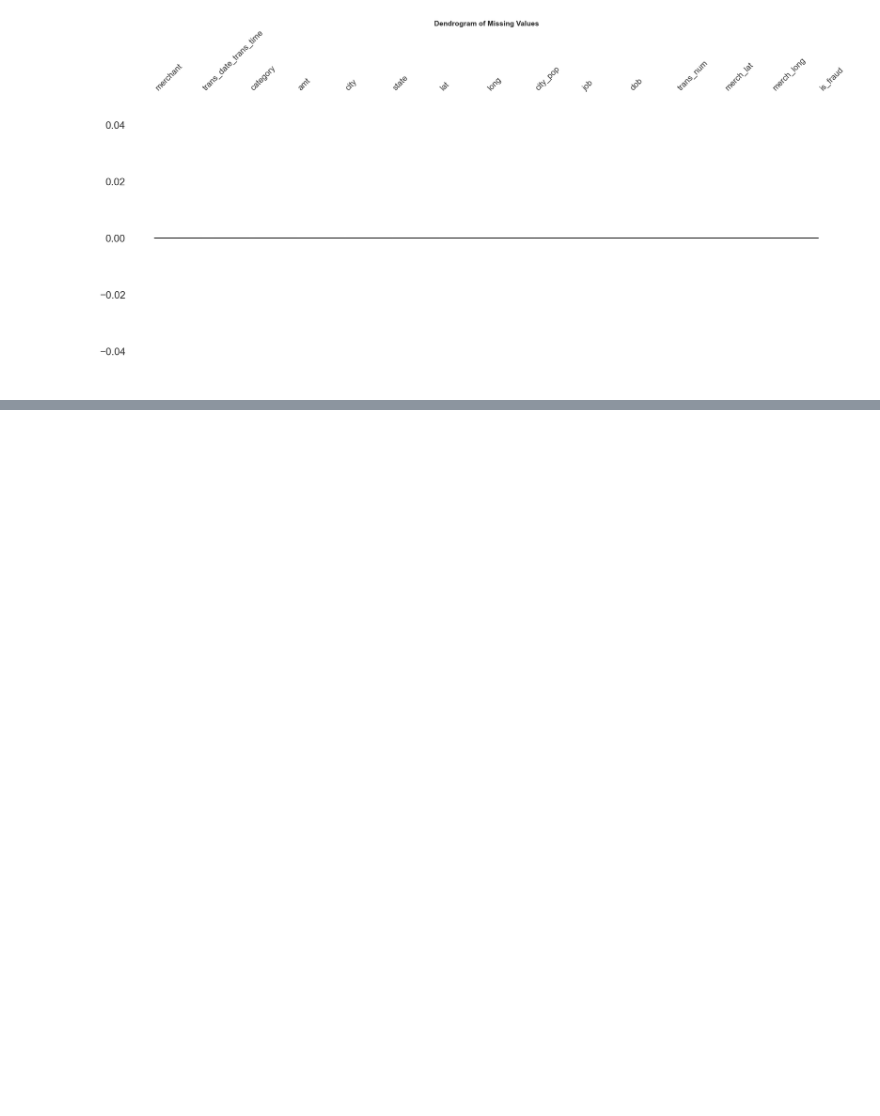
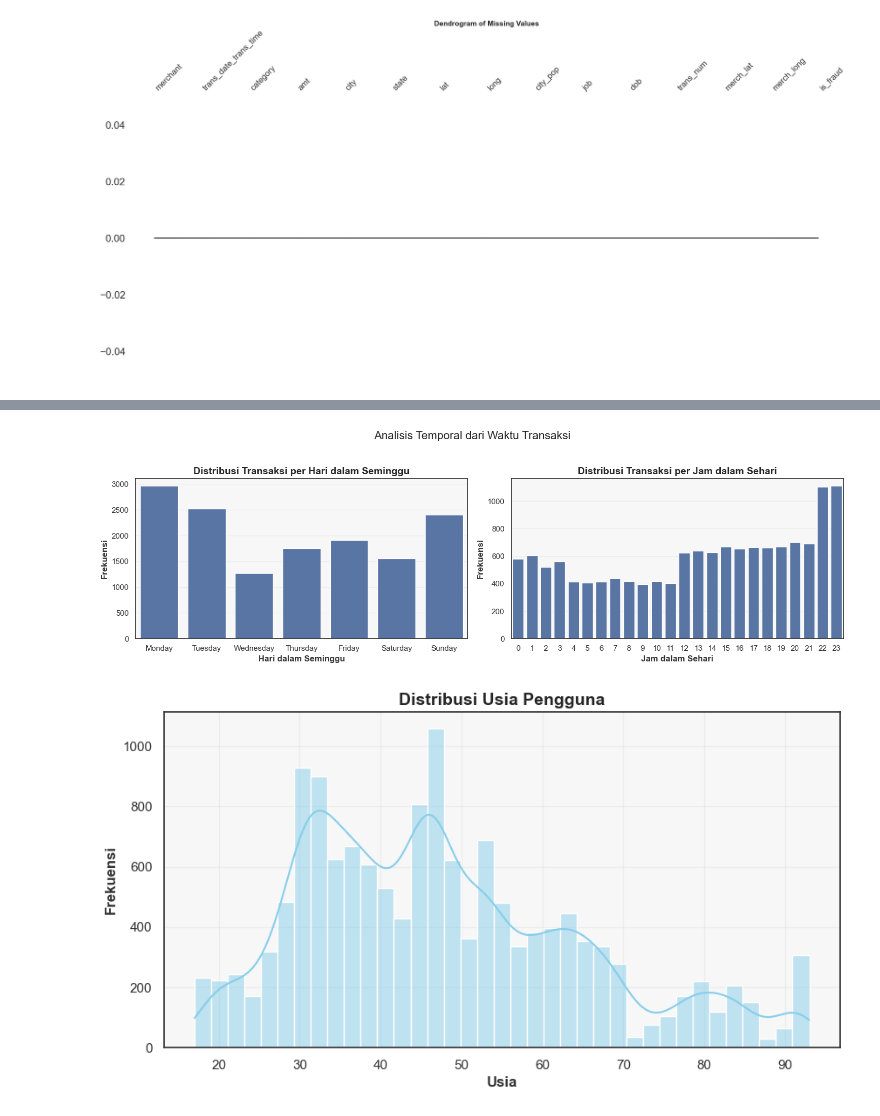
Before and after one commit to evanhfw/Gelar-Rasa-2024, a Jupyter notebook: EDA Notebook.ipynb, the cells around one changed output, grey strips where cells are left out. Drawn from its saved outputs; the diff is of its cells as text; code cells hidden in the pictures; blank space fills up the shorter version.

```diff
--- a/EDA Notebook.ipynb
+++ b/EDA Notebook.ipynb
@@ -214,0 +379,41 @@ data['state'].value_counts().sort_values(ascending=True).plot(kind='barh')
+# %%
+# EDA untuk Variabel Temporal: Analisis 'trans_date_trans_time' dan 'dob'
+
+# Mengonversi kolom 'trans_date_trans_time' ke tipe datetime jika belum, kemudian mengekstrak hari dalam seminggu dan jam transaksi
+data['trans_date_trans_time'] = pd.to_datetime(data['trans_date_trans_time'], errors='coerce')
+data['day_of_week'] = data['trans_date_trans_time'].dt.day_name()  # Mendapatkan nama hari
+data['hour'] = data['trans_date_trans_time'].dt.hour  # Mendapatkan jam transaksi
+
+# Membuat plot distribusi transaksi berdasarkan hari dalam seminggu dan jam dalam sehari
+fig, axs = plt.subplots(1, 2, figsize=(15, 5))
+fig.suptitle('Analisis Temporal dari Waktu Transaksi', fontsize=16)
+
+# Plot distribusi transaksi berdasarkan hari dalam seminggu
+sns.countplot(data=data, x='day_of_week', order=['Monday', 'Tuesday', 'Wednesday', 'Thursday', 'Friday', 'Saturday', 'Sunday'], ax=axs[0])
+axs[0].set_title('Distribusi Transaksi per Hari dalam Seminggu')
+axs[0].set_xlabel('Hari dalam Seminggu')  # Menambahkan label pada sumbu x
+axs[0].set_ylabel('Frekuensi')  # Menambahkan label pada sumbu y
+
+# Plot distribusi transaksi berdasarkan jam dalam sehari
+sns.countplot(data=data, x='hour', ax=axs[1])
+axs[1].set_title('Distribusi Transaksi per Jam dalam Sehari')
+axs[1].set_xlabel('Jam dalam Sehari')  # Menambahkan label pada sumbu x
+axs[1].set_ylabel('Frekuensi')  # Menambahkan label pada sumbu y
+
+plt.tight_layout(rect=[0, 0.03, 1, 0.95])  # Mengatur layout plot agar rapi
+plt.show()  # Menampilkan plot
+
+# Menghitung usia berdasarkan 'dob' dan membuat plot distribusi usia
+data['dob'] = pd.to_datetime(data['dob'], errors='coerce')
+data['age'] = (data['trans_date_trans_time'] - data['dob']).dt.days // 365  # Menghitung usia dalam tahun
+
+# Membuat plot distribusi usia pengguna
+plt.figure(figsize=(10, 5))
+sns.histplot(data['age'], kde=True, color='skyblue')
+plt.title('Distribusi Usia Pengguna')
+plt.xlabel('Usia')
+plt.ylabel('Frekuensi')
+plt.show()
+# %% [output]
+[figure, added]
+[figure, added]
```
Also changed, not shown: parts of 42 cells of this notebook, 18 other files.
